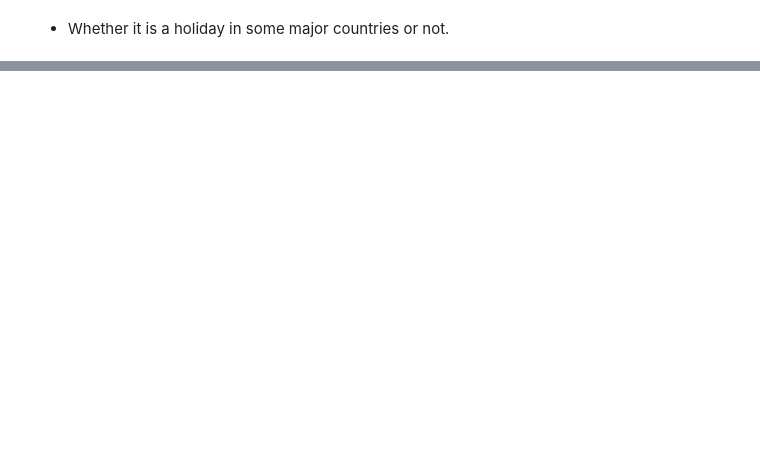
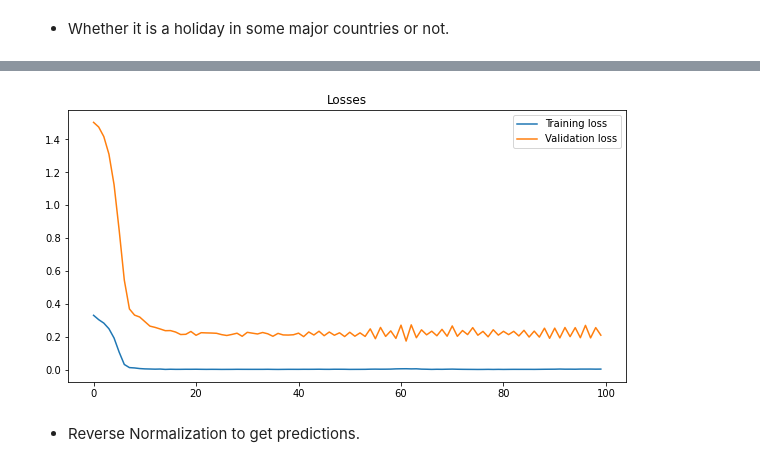
Before and after one commit to gaol00034/Covid19-Analysis, a Jupyter notebook: src/Global.ipynb, the cells around one changed output, grey strips where cells are left out. Saved outputs shown, nothing was run; the diff lists cells and outputs as text; code cells hidden in the pictures; blank space fills up the shorter version.

```diff
--- a/src/Global.ipynb
+++ b/src/Global.ipynb
@@ -378,8 +382,8 @@ import holidays
 
 hd = [holidays.CN(), holidays.RU(), holidays.US(), holidays.UK(), holidays.FR(), holidays.DE(), holidays.IND(), holidays.JP(), holidays.KR()]
 
-rnn_features_df['Is_Holiday'] = [1 if any(i in j for j in hd) else 0 for i in dates_format_1]
+# rnn_features_df['Is_Holiday'] = [1 if any(i in j for j in hd) else 0 for i in dates_format_1]
 
-rnn_features_df = rnn_features_df.drop(columns=['Month', 'Day', 'Year'])
+#
 
-rnn_features_df.loc[rnn_features_df['Is_Holiday']==1]
+# rnn_features_df.loc[rnn_features_df['Is_Holiday']==1]
@@ -399,0 +614,22 @@ rnn_features_df.loc[rnn_features_df['Is_Holiday']==1]
+# %%
+import torchinfo
+import torch.optim as optim
+
+input_dim = len(X_train.columns)
+output_dim = 1
+hidden_dim = 64
+layer_dim = 2
+batch_size = 16
+dropout = 0.2
+n_epochs = 100
+learning_rate = 1e-3
+weight_decay = 1e-6
+
+model_params = {'input_dim': input_dim,
+                'hidden_dim' : hidden_dim,
+                'layer_dim' : layer_dim,
+                'output_dim' : output_dim,
+                'dropout_prob' : dropout}
+
+model = get_model('lstm', model_params)
+torchinfo.summary(model)
@@ -399,0 +648,10 @@ rnn_features_df.loc[rnn_features_df['Is_Holiday']==1]
+# %%
+loss_fn = nn.MSELoss(reduction="mean")
+optimizer = optim.Adam(model.parameters(), lr=learning_rate, weight_decay=weight_decay)
+
+opt = Optimization(model=model, loss_fn=loss_fn, optimizer=optimizer)
+opt.train(train_loader, val_loader, batch_size=batch_size, n_epochs=n_epochs, n_features=input_dim)
+opt.plot_losses()
+
+predictions, values = opt.evaluate(test_loader_one, batch_size=1, n_features=input_dim)
+# %% [output]
@@ -399,0 +670,3 @@ rnn_features_df.loc[rnn_features_df['Is_Holiday']==1]
+[figure, added]
+# %% [markdown]
+- Reverse Normalization to get predictions.
```
Also changed, not shown: parts of 20 cells of this notebook.
